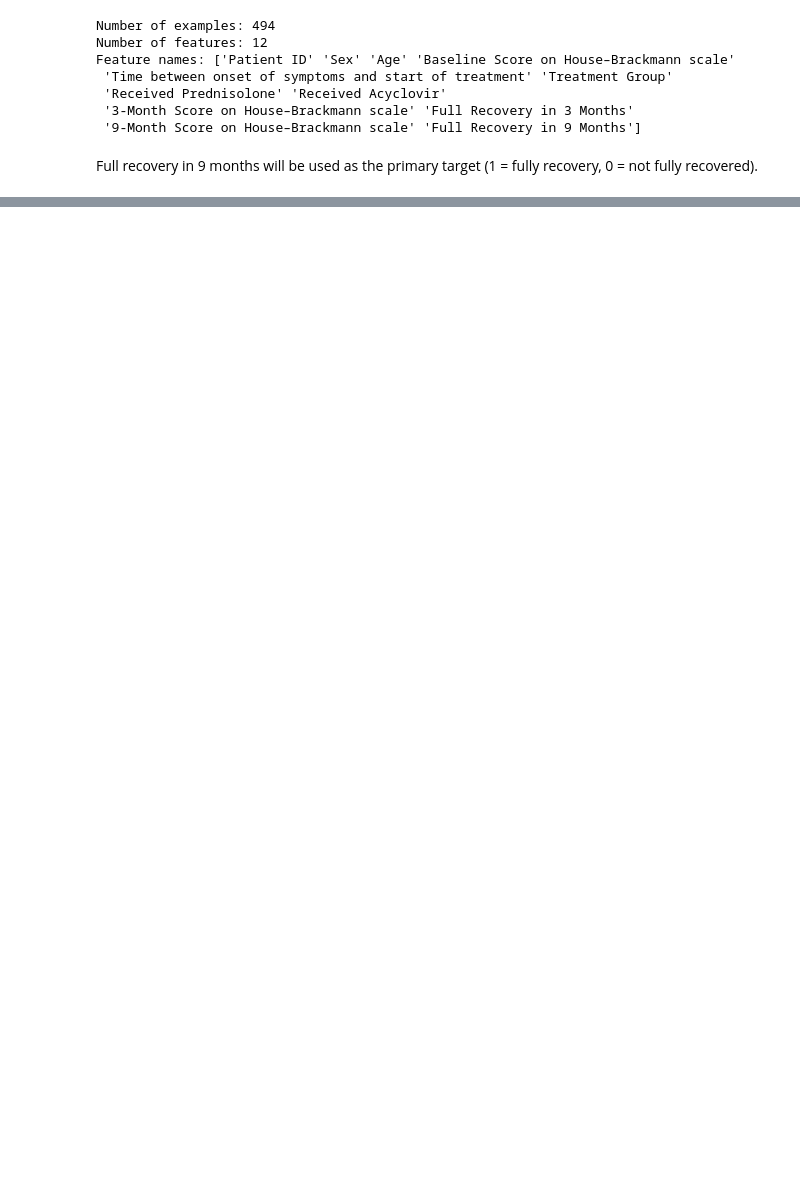
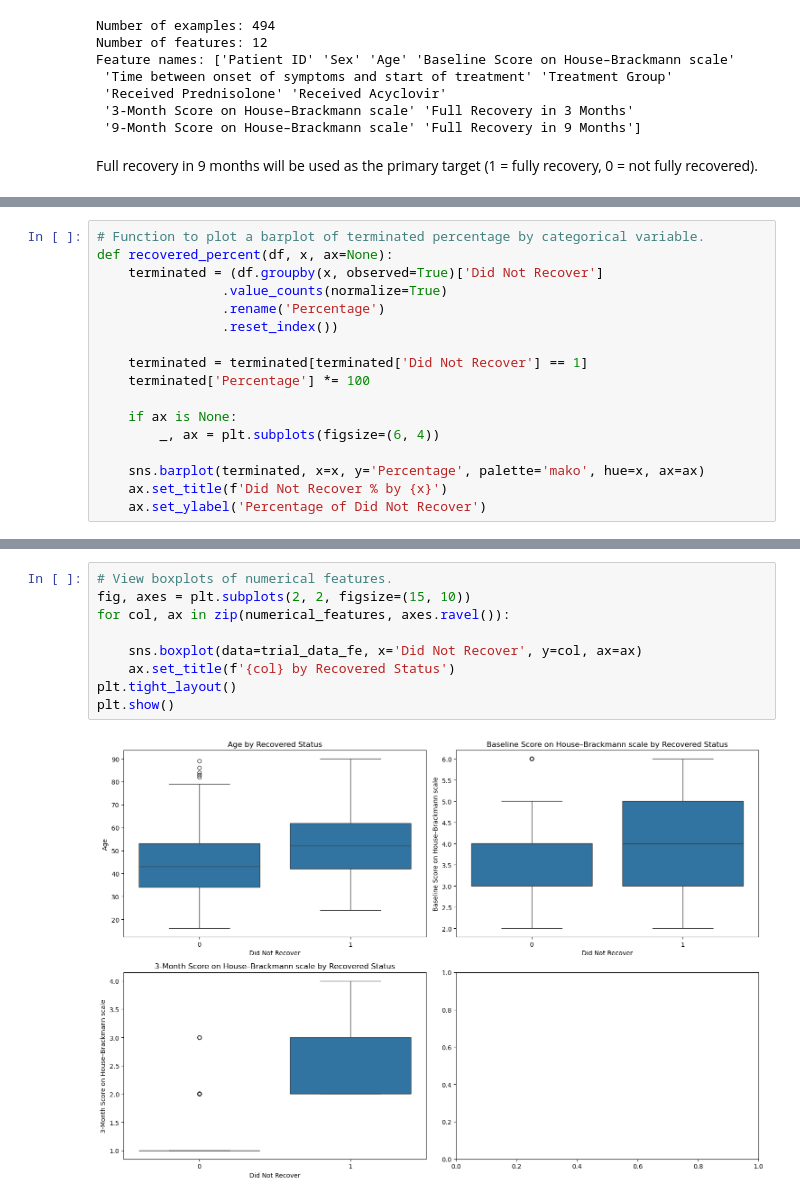
Before and after one commit to lauren-brixey/bells_palsy_trial, a Jupyter notebook: notebooks/bells_palsy_notebook.ipynb, the cells around one changed output, grey strips where cells are left out. Drawn from its saved outputs; the diff is of its cells as text; blank space fills up the shorter version.

```diff
--- a/notebooks/bells_palsy_notebook.ipynb
+++ b/notebooks/bells_palsy_notebook.ipynb
@@ -61,0 +144,17 @@ trial_data['Full Recovery in 9 Months'] = (trial_data['Full Recovery in 9 Months
+# %%
+# Function to plot a barplot of terminated percentage by categorical variable.
+def recovered_percent(df, x, ax=None):
+    terminated = (df.groupby(x, observed=True)['Did Not Recover']
+                .value_counts(normalize=True)
+                .rename('Percentage')
+                .reset_index())
+
+    terminated = terminated[terminated['Did Not Recover'] == 1]
+    terminated['Percentage'] *= 100
+
+    if ax is None:
+        _, ax = plt.subplots(figsize=(6, 4))
+
+    sns.barplot(terminated, x=x, y='Percentage', palette='mako', hue=x, ax=ax)
+    ax.set_title(f'Did Not Recover % by {x}')
+    ax.set_ylabel('Percentage of Did Not Recover')
@@ -61,0 +221,11 @@ trial_data['Full Recovery in 9 Months'] = (trial_data['Full Recovery in 9 Months
+# %%
+# View boxplots of numerical features.
+fig, axes = plt.subplots(2, 2, figsize=(15, 10))
+for col, ax in zip(numerical_features, axes.ravel()):
+
+    sns.boxplot(data=trial_data_fe, x='Did Not Recover', y=col, ax=ax)
+    ax.set_title(f'{col} by Recovered Status')
+plt.tight_layout()
+plt.show()
+# %% [output]
+[figure, added]
```
Also changed, not shown: parts of 41 cells of this notebook, 2 other files.
